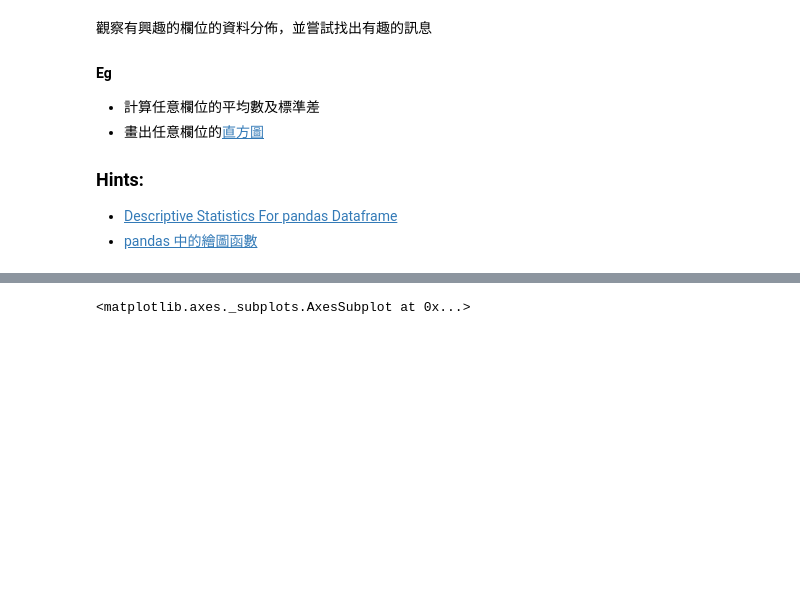
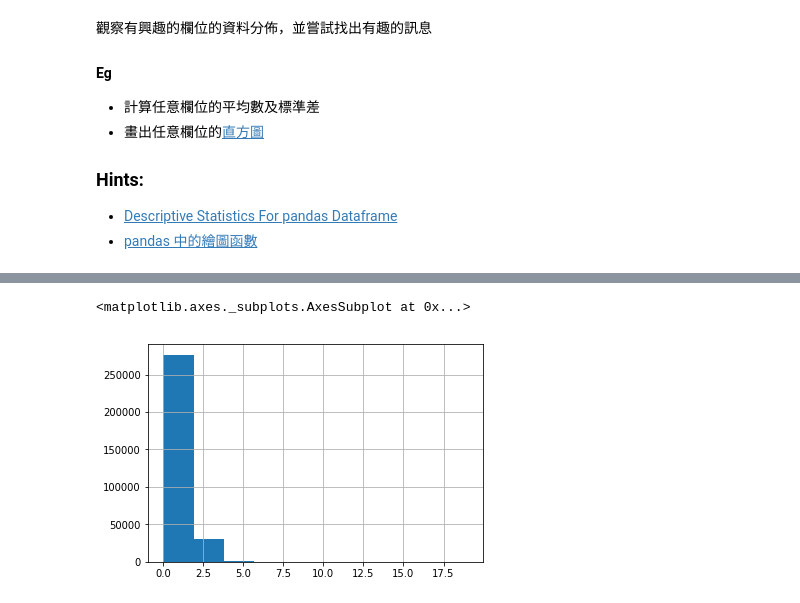
Before and after one commit to Lan-Jing-Yi/2nd-ML100Days, a Jupyter notebook: homework/Day_005_HW.ipynb, the cells around one changed output, grey strips where cells are left out. Saved outputs shown, nothing was run; the diff lists cells and outputs as text; code cells hidden in the pictures; blank space fills up the shorter version.

```diff
--- a/homework/Day_005_HW.ipynb
+++ b/homework/Day_005_HW.ipynb
@@ -39,4 +71,5 @@ app_train['SK_ID_CURR'].plot(kind='line')   #ID 斜直線理所當然xD
 # %%
-app_train['CNT_CHILDREN'].plot(kind='bar')
+app_train['CNT_CHILDREN'].hist()
 # %% [output]
 <matplotlib.axes._subplots.AxesSubplot at 0x...>
+[figure, added]
```
Also changed, not shown: parts of 4 cells of this notebook.
